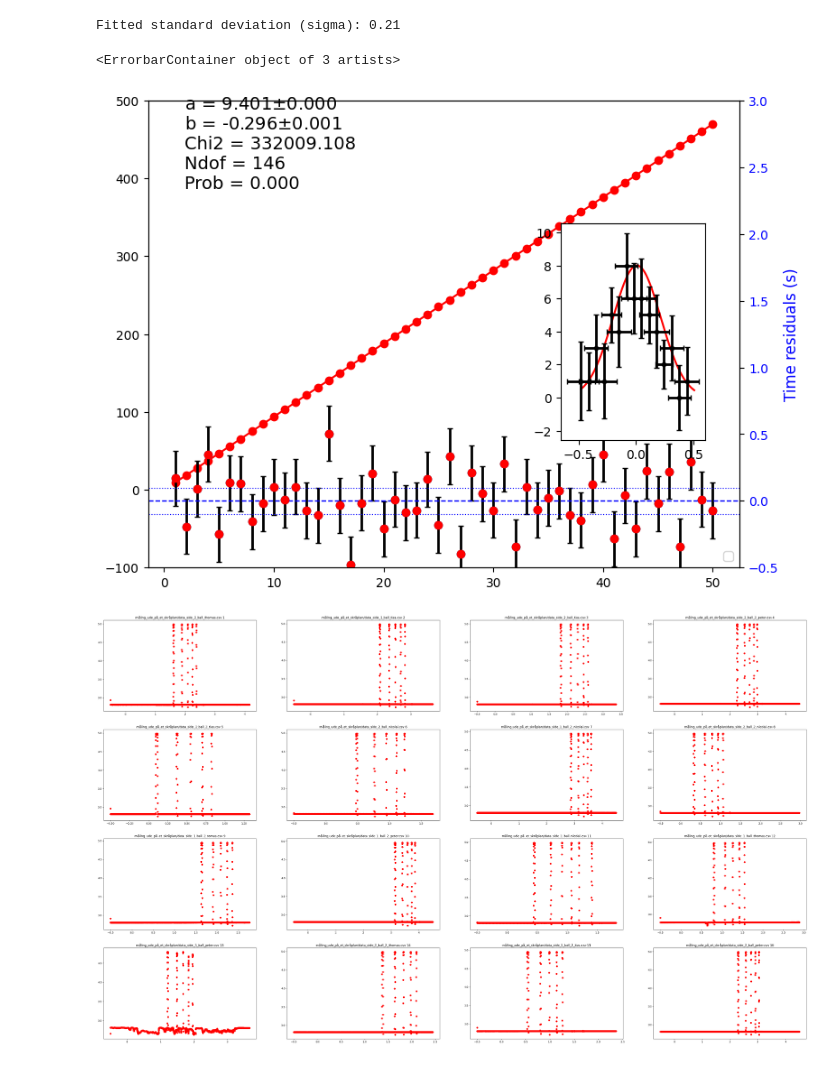
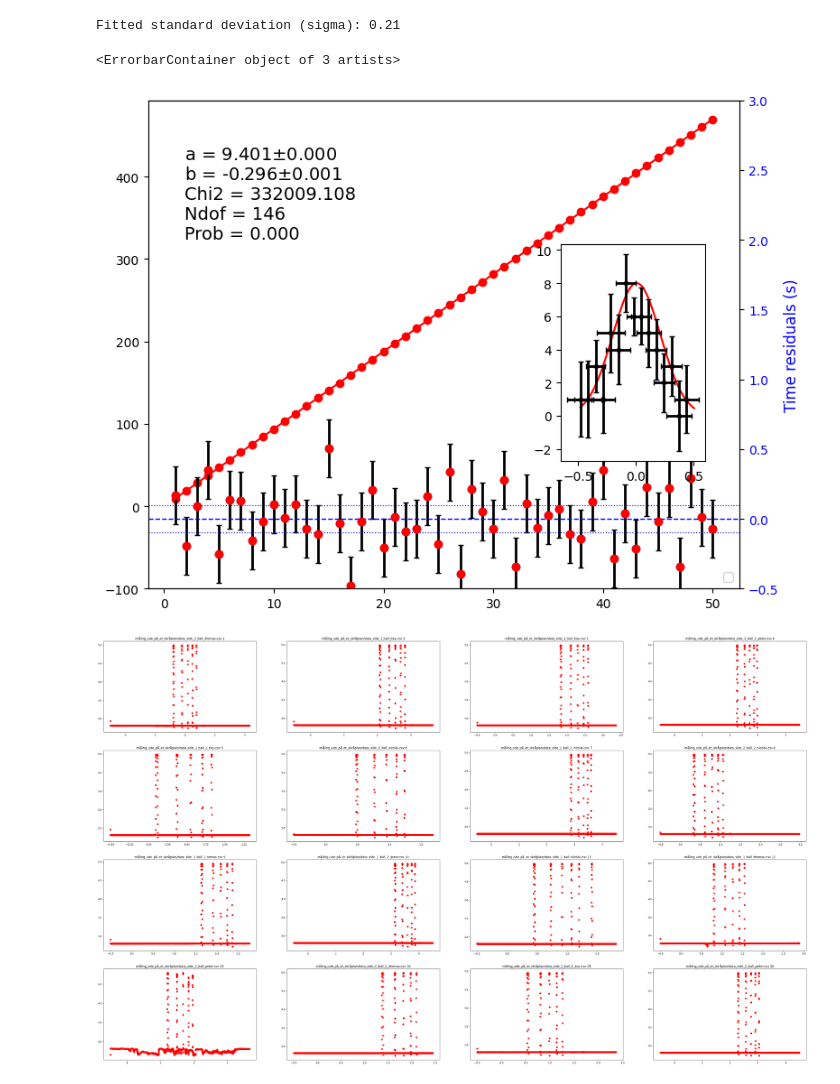
Before and after one commit to nicolai52/AppliedStatistics, a Jupyter notebook: gravitation.ipynb, the cells around one changed output. Cells and saved outputs as stored; diff of their text form; code cells hidden in the pictures.

Commit message:
adding sloppe plots

```diff
--- a/gravitation.ipynb
+++ b/gravitation.ipynb
@@ -184,37 +184,37 @@ fig, ax_main = plt.subplots(figsize=(8, 6))
 ax_main.errorbar(x_lin, y_lin, sy, fmt='ro', ecolor='k', elinewidth=2, capsize=2, capthick=1)
 ax_main.plot(x_lin, fit_func(x_lin, *mfit.values[:]), '-r')
 
-ax_main.set_ylim(-100, 500)
+ax_main.set_ylim(bottom=-100)
 ax_secondary = ax_main.twinx()
 
 ax_secondary.errorbar(x_lin,residuals, sigma_fit, fmt='ro', ecolor='k', elinewidth=2, capsize=2, capthick=1)
 ax_secondary.scatter(x_lin,residuals)
 ax_secondary.axhline(0, color='blue', linestyle='--', linewidth=1)
 ax_secondary.axhline(0.1, color='blue', linestyle=':', linewidth=0.8)
 ax_secondary.axhline(-0.1, color='blue', linestyle=':', linewidth=0.8)
 ax_secondary.set_ylabel('Time residuals (s)', fontsize=12, color='blue')
 ax_secondary.tick_params(axis='y', labelcolor='blue')
 ax_secondary.set_ylim(-0.5, 3)
 ax_secondary.legend(loc='lower right', fontsize=10)
 fit_info = [f'a = {a_fit:5.3f}' + r'$\pm$' +  f"{sigma_a_fit:5.3f}",
             f'b = {b_fit:5.3f}' + r'$\pm$' + f"{sigma_b_fit:5.3f}",
             f'Chi2 = {Chi2_fit:5.3f}',
             f'Ndof = {Ndof_fit:d}',
             f'Prob = {Prob_fit:5.3f}',
 ]
-ax_main.text(0.05, 0.76, "\n".join(fit_info), fontsize=14, transform = ax.transAxes)
+ax_main.text(0.05, 0.7, "\n".join(fit_info), fontsize=14, transform = ax.transAxes)
 fig.tight_layout()
 
 
 # Create the inset axis
 inset_ax = fig.add_axes([0.65, 0.3, 0.2, 0.4])  # [left, bottom, width, height] in figure coordinates
 # inset_ax.scatter(bin_edges[:-1], counts)
 inset_ax.plot(x_fit, y_fit, color="red", label=f"Gaussian Fit\n$\mu={mu_fit:.2f}$, $\sigma={sigma_fit:.2f}$")
 errors = np.random.normal(0.1, 0.02, len(counts))
 inset_ax.errorbar(bin_edges[:-1], counts, 20*errors , errors, fmt='.', color ="k",ecolor='k', elinewidth=2, capsize=2, capthick=1)
 # %% [output]
 <ErrorbarContainer object of 3 artists>
-[figure, old version]
+[figure, new version]
 # %%
 import glob as gb
 
```
Also changed, not shown: parts of 3 cells of this notebook, 17 other files.
